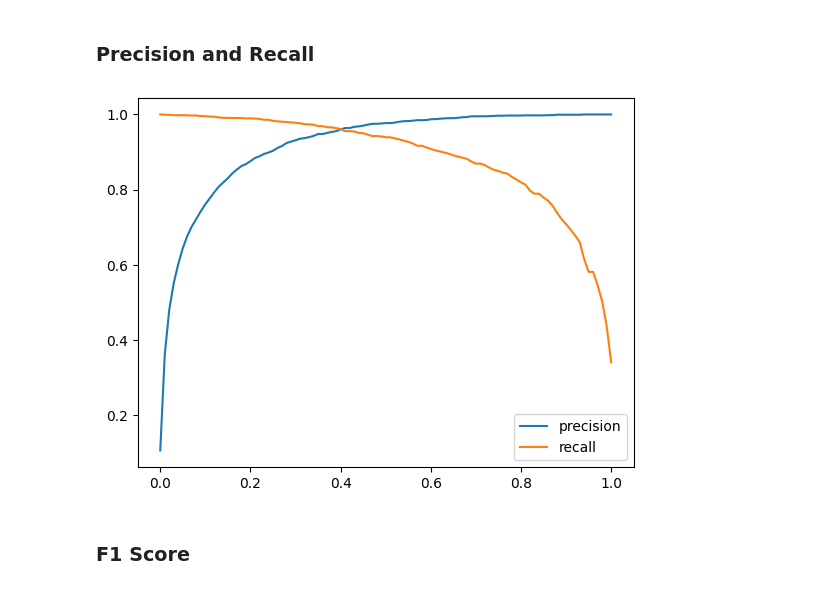
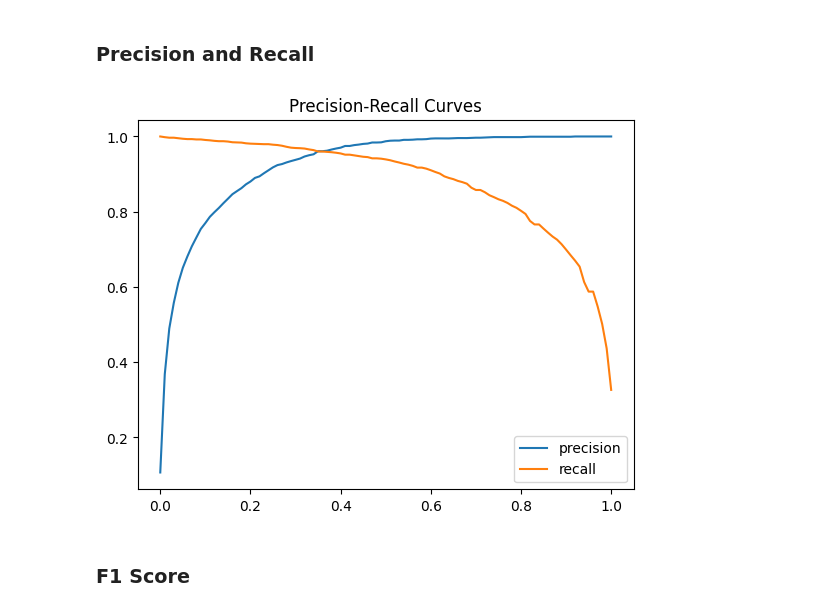
Before and after one commit to subair99/ML_Zoomcamp_2024_Project_Mid, a Jupyter notebook: notebooks/development.ipynb, the cells around one changed output. Drawn from its saved outputs; the diff is of its cells as text; code cells hidden in the pictures.

```diff
--- a/notebooks/development.ipynb
+++ b/notebooks/development.ipynb
@@ -116,0 +234,9 @@ ds.iloc[:, 17:]
+# %%
+# Create function to get xgb score.
+def xgb_score(xgb_params):
+    dtrain, dval, y_val = get_dicts(df)
+    model = xgb.train(xgb_params, dtrain, num_boost_round=10)
+    y_pred = model.predict(dval)
+    score = roc_auc_score(y_val, y_pred)
+
+    return score, y_val, y_pred
@@ -135,0 +296,6 @@ sns.boxplot(data=de[set_two]);
+# %%
+# Remove outliers.
+for col in de.columns.to_list():
+    dr = remove_outlier(de, col)
+
+de = dr
@@ -135,0 +341,18 @@ sns.boxplot(data=de[set_two]);
+# %%
+# Calculate the ROC AUC score.
+df = dr.copy()
+
+xgb_params = {
+    'eta': 0.3,
+    'max_depth': 6,
+    'min_child_weight': 1,
+
+    'objective': 'binary:logistic',
+    'nthread': 8,
+
+    'seed': 1,
+    'verbosity': 1,
+}
+
+score_gbc, y_val, y_pred = xgb_score(xgb_params)
+print(f'score_gbc = {round(score_gbc, 4)}')
@@ -459,18 +663,10 @@ df_scores[::10]
 # %% [markdown]
 ### Precision and Recall
-# %%
-# Calculate the precision and recall.
-df_scores['p'] = df_scores.tp / (df_scores.tp + df_scores.fp)
-df_scores['r'] = df_scores.tp / (df_scores.tp + df_scores.fn)
 # %%
-# Plot the curves.
-plt.plot(df_scores.threshold, df_scores.p, label='precision')
-plt.plot(df_scores.threshold, df_scores.r, label='recall')
-
-plt.legend()
-plt.show()
+# Plot the precision and recall curves.
+pre_rec_plot(df_scores)
 # %% [output]
-[figure, old version]
+[figure, new version]
 # %% [markdown]
 ### F1 Score
 # %%
```
Also changed, not shown: parts of 73 cells of this notebook.
